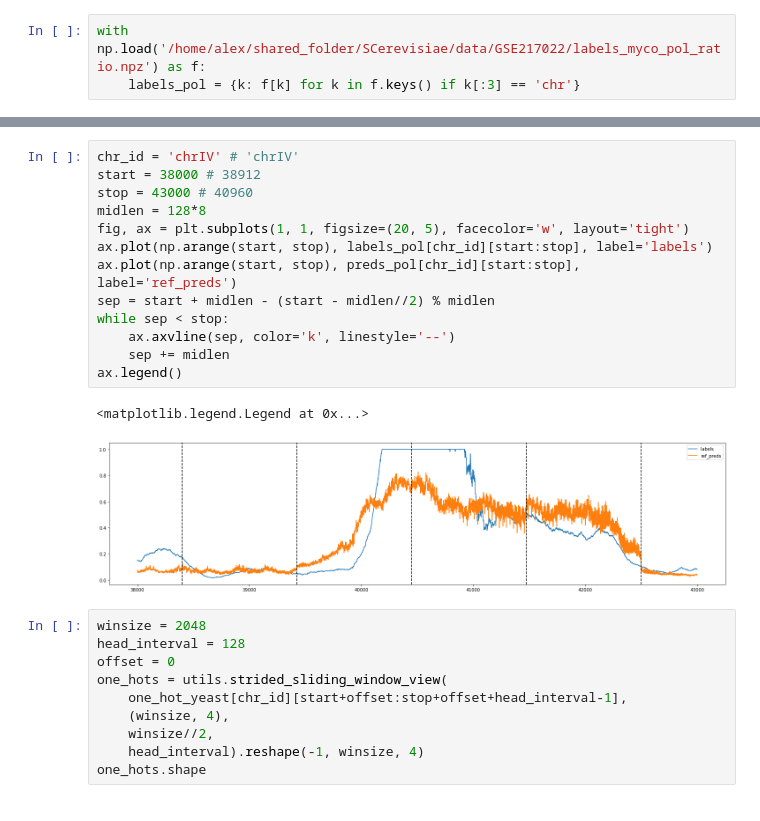
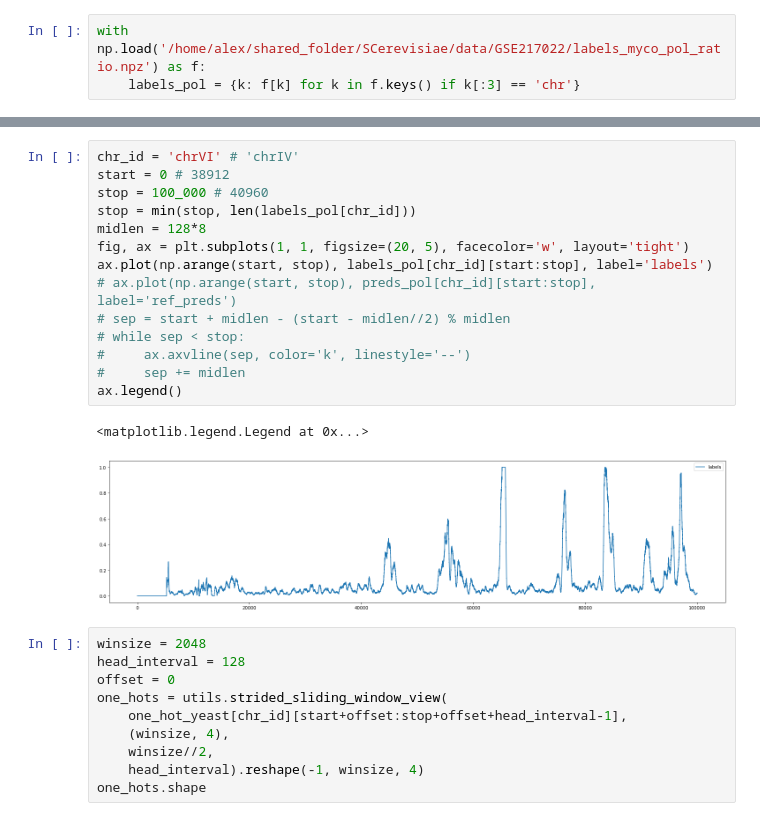
Before and after one commit to Alexwestbrook/mnhn-internship_DeepCNN_ChIP-seq, a Jupyter notebook: Sequence_design.ipynb, the cells around one changed output, grey strips where cells are left out. Saved outputs shown, nothing was run; the diff lists cells and outputs as text.

```diff
--- a/Sequence_design.ipynb
+++ b/Sequence_design.ipynb
@@ -415,19 +530,20 @@ with np.load('/home/alex/shared_folder/SCerevisiae/data/GSE217022/labels_myco_po
 # %%
-chr_id = 'chrIV' # 'chrIV'
-start = 38000 # 38912
-stop = 43000 # 40960
+chr_id = 'chrVI' # 'chrIV'
+start = 0 # 38912
+stop = 100_000 # 40960
+stop = min(stop, len(labels_pol[chr_id]))
 midlen = 128*8
 fig, ax = plt.subplots(1, 1, figsize=(20, 5), facecolor='w', layout='tight')
 ax.plot(np.arange(start, stop), labels_pol[chr_id][start:stop], label='labels')
-ax.plot(np.arange(start, stop), preds_pol[chr_id][start:stop], label='ref_preds')
-sep = start + midlen - (start - midlen//2) % midlen
-while sep < stop:
-    ax.axvline(sep, color='k', linestyle='--')
-    sep += midlen
+# ax.plot(np.arange(start, stop), preds_pol[chr_id][start:stop], label='ref_preds')
+# sep = start + midlen - (start - midlen//2) % midlen
+# while sep < stop:
+#     ax.axvline(sep, color='k', linestyle='--')
+#     sep += midlen
 ax.legend()
 # %% [output]
 <matplotlib.legend.Legend at 0x...>
-[figure, old version]
+[figure, new version]
 # %%
 winsize = 2048
 head_interval = 128
```
Also changed, not shown: parts of 35 cells of this notebook, 1 other file.
